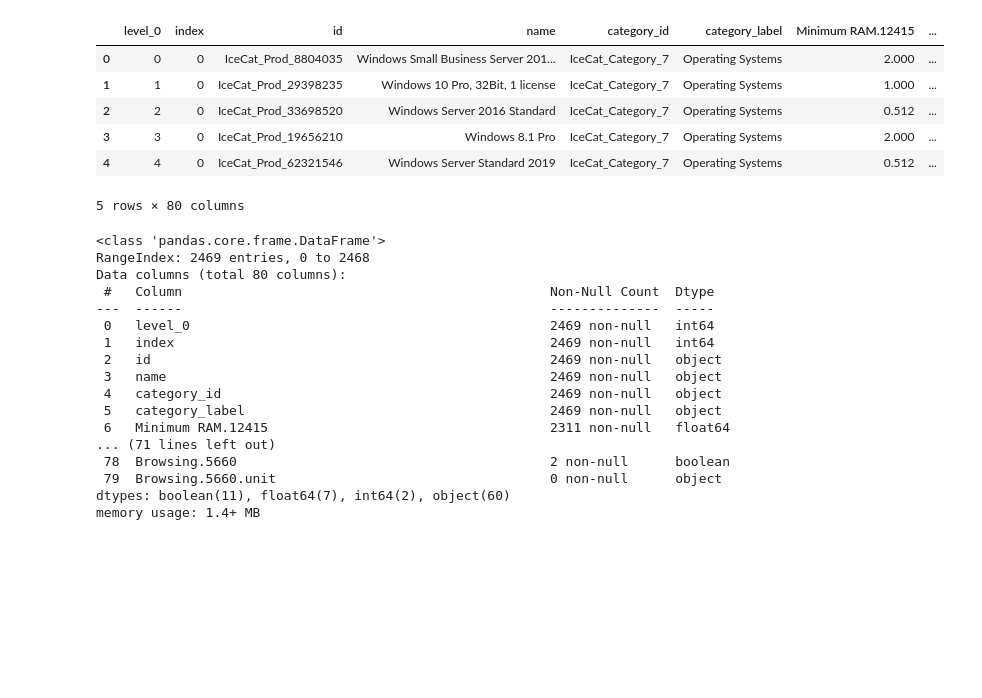
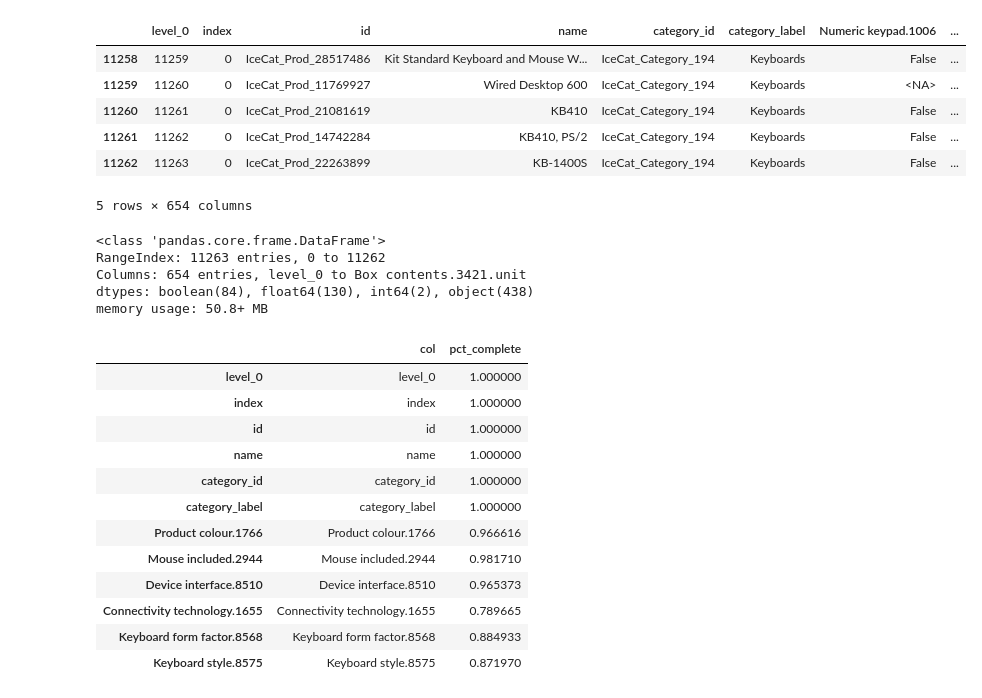
Before and after one commit to bigarabuza/StiboSystems, a Jupyter notebook: IceCat Full/analysis_ice_cat_full.ipynb, the cells around one changed output. Cells and saved outputs as stored; diff of their text form; code cells hidden in the pictures; blank space fills up the shorter version.

Commit message:
investigated tree structure and added missingness analysis

```diff
--- a/IceCat Full/analysis_ice_cat_full.ipynb
+++ b/IceCat Full/analysis_ice_cat_full.ipynb
@@ -7,31 +9,38 @@ import pyarrow.feather as feather
 import pandas as pd
 import xml.etree.ElementTree as ET
 # %%
-category_data = feather.read_feather(Path('IceCat_Cat_2833_feather/frame_IceCat_Category_7.feather'))
-display(category_data.head())
+category_data = feather.read_feather(Path('IceCat_Cat_2833_feather/frame_IceCat_Category_194.feather'))
+display(category_data.tail())
 category_data.info()
 # %% [output]
-|  | level_0 | index | id | name | category_id | category_label | Minimum RAM.12415 | ... |
-| 0 | 0 | 0 | IceCat_Prod_8804035 | Windows Small Business Server 201... | IceCat_Category_7 | Operating Systems | 2.000 | ... |
-| 1 | 1 | 0 | IceCat_Prod_29398235 | Windows 10 Pro, 32Bit, 1 license | IceCat_Category_7 | Operating Systems | 1.000 | ... |
-| 2 | 2 | 0 | IceCat_Prod_33698520 | Windows Server 2016 Standard | IceCat_Category_7 | Operating Systems | 0.512 | ... |
-| 3 | 3 | 0 | IceCat_Prod_19656210 | Windows 8.1 Pro | IceCat_Category_7 | Operating Systems | 2.000 | ... |
-| 4 | 4 | 0 | IceCat_Prod_62321546 | Windows Server Standard 2019 | IceCat_Category_7 | Operating Systems | 0.512 | ... |
+|  | level_0 | index | id | name | category_id | category_label | Numeric keypad.1006 | ... |
+| 11258 | 11259 | 0 | IceCat_Prod_28517486 | Kit Standard Keyboard and Mouse W... | IceCat_Category_194 | Keyboards | False | ... |
+| 11259 | 11260 | 0 | IceCat_Prod_11769927 | Wired Desktop 600 | IceCat_Category_194 | Keyboards | <NA> | ... |
+| 11260 | 11261 | 0 | IceCat_Prod_21081619 | KB410 | IceCat_Category_194 | Keyboards | False | ... |
+| 11261 | 11262 | 0 | IceCat_Prod_14742284 | KB410, PS/2 | IceCat_Category_194 | Keyboards | False | ... |
+| 11262 | 11263 | 0 | IceCat_Prod_22263899 | KB-1400S | IceCat_Category_194 | Keyboards | False | ... |
-5 rows × 80 columns
+5 rows × 654 columns
 <class 'pandas.core.frame.DataFrame'>
-RangeIndex: 2469 entries, 0 to 2468
-Data columns (total 80 columns):
- #   Column                                               Non-Null Count  Dtype
----  ------                                               --------------  -----
- 0   level_0                                              2469 non-null   int64
- 1   index                                                2469 non-null   int64
- 2   id                                                   2469 non-null   object
- 3   name                                                 2469 non-null   object
- 4   category_id                                          2469 non-null   object
- 5   category_label                                       2469 non-null   object
- 6   Minimum RAM.12415                                    2311 non-null   float64
-... (71 lines left out)
- 78  Browsing.5660                                        2 non-null      boolean
- 79  Browsing.5660.unit                                   0 non-null      object
-dtypes: boolean(11), float64(7), int64(2), object(60)
-memory usage: 1.4+ MB
+RangeIndex: 11263 entries, 0 to 11262
+Columns: 654 entries, level_0 to Box contents.3421.unit
+dtypes: boolean(84), float64(130), int64(2), object(438)
+memory usage: 50.8+ MB
+# %%
+pct_complete = (len(category_data) - category_data.isnull().sum()) / len(category_data)
+missing_vals = pd.DataFrame({'col': category_data.columns,
+                             'pct_complete': pct_complete})
+missing_vals[missing_vals['pct_complete'] >= .75]
+# %% [output]
+|  | col | pct_complete |
+| level_0 | level_0 | 1.000000 |
+| index | index | 1.000000 |
+| id | id | 1.000000 |
+| name | name | 1.000000 |
+| category_id | category_id | 1.000000 |
+| category_label | category_label | 1.000000 |
+| Product colour.1766 | Product colour.1766 | 0.966616 |
+| Mouse included.2944 | Mouse included.2944 | 0.981710 |
+| Device interface.8510 | Device interface.8510 | 0.965373 |
+| Connectivity technology.1655 | Connectivity technology.1655 | 0.789665 |
+| Keyboard form factor.8568 | Keyboard form factor.8568 | 0.884933 |
+| Keyboard style.8575 | Keyboard style.8575 | 0.871970 |
```
Also changed, not shown: parts of 18 cells of this notebook, 2 other files.
